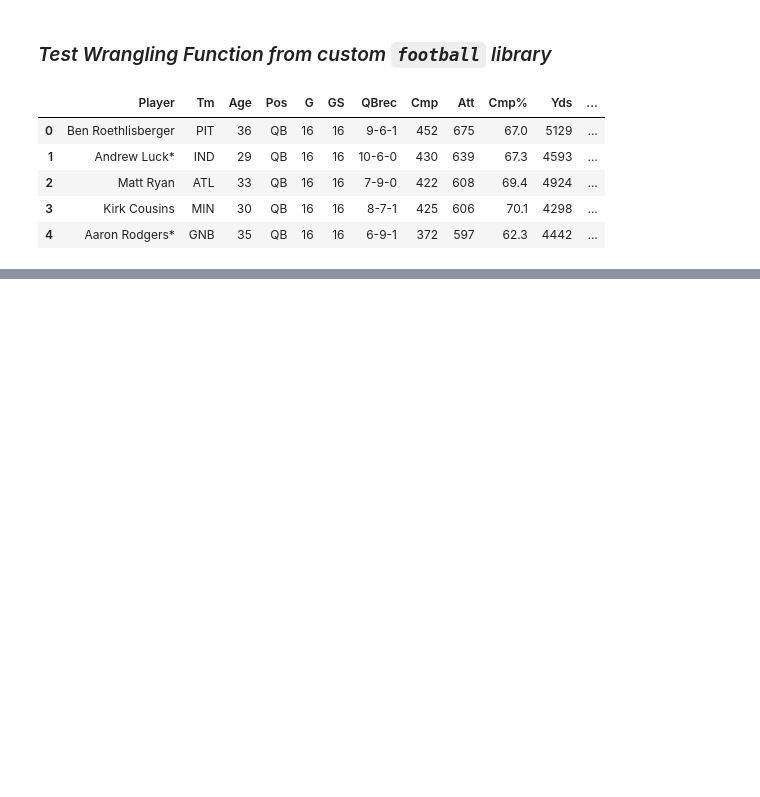
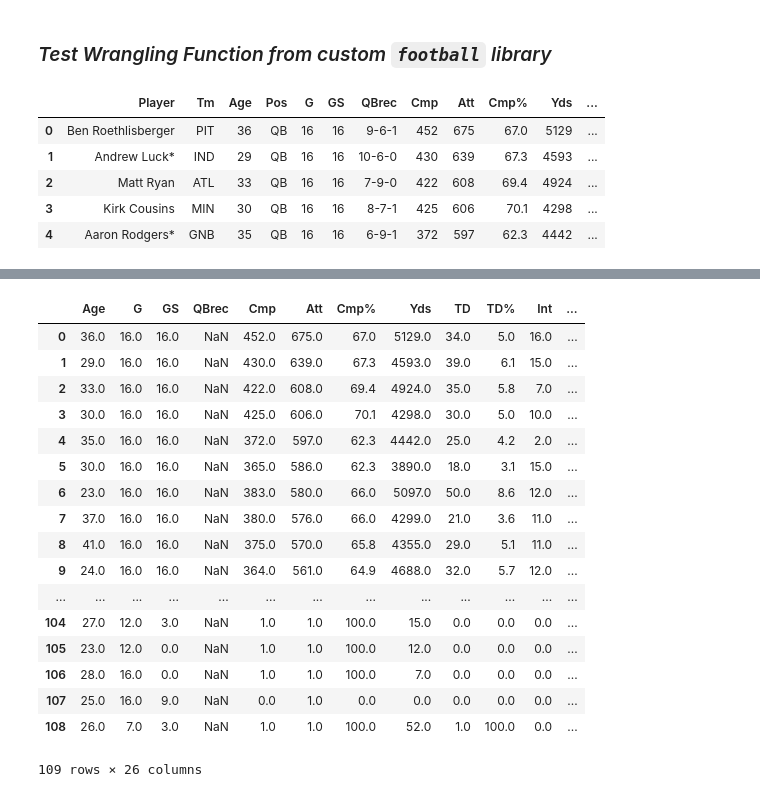
Before and after one commit to Jearny58/projects, a Jupyter notebook: fantasy-football/data_wrangling.ipynb, the cells around one changed output, grey strips where cells are left out. Cells and saved outputs as stored; diff of their text form; code cells hidden in the pictures; blank space fills up the shorter version.

```diff
--- a/fantasy-football/data_wrangling.ipynb
+++ b/fantasy-football/data_wrangling.ipynb
@@ -148,0 +167,2 @@ years = list(range(2016, 2018, 1)); years
+# %%
+df = df.astype({'Player': 'object', 'Tm': 'category', 'Pos': 'category', 'year': 'category'}); df.dtypes
@@ -148,0 +190,21 @@ years = list(range(2016, 2018, 1)); years
+# %%
+df.loc[:, 'Tm':].select_dtypes(include='object').apply(pd.to_numeric, errors='coerce')
+# %% [output]
+|  | Age | G | GS | QBrec | Cmp | Att | Cmp% | Yds | TD | TD% | Int | ... |
+| 0 | 36.0 | 16.0 | 16.0 | NaN | 452.0 | 675.0 | 67.0 | 5129.0 | 34.0 | 5.0 | 16.0 | ... |
+| 1 | 29.0 | 16.0 | 16.0 | NaN | 430.0 | 639.0 | 67.3 | 4593.0 | 39.0 | 6.1 | 15.0 | ... |
+| 2 | 33.0 | 16.0 | 16.0 | NaN | 422.0 | 608.0 | 69.4 | 4924.0 | 35.0 | 5.8 | 7.0 | ... |
+| 3 | 30.0 | 16.0 | 16.0 | NaN | 425.0 | 606.0 | 70.1 | 4298.0 | 30.0 | 5.0 | 10.0 | ... |
+| 4 | 35.0 | 16.0 | 16.0 | NaN | 372.0 | 597.0 | 62.3 | 4442.0 | 25.0 | 4.2 | 2.0 | ... |
+| 5 | 30.0 | 16.0 | 16.0 | NaN | 365.0 | 586.0 | 62.3 | 3890.0 | 18.0 | 3.1 | 15.0 | ... |
+| 6 | 23.0 | 16.0 | 16.0 | NaN | 383.0 | 580.0 | 66.0 | 5097.0 | 50.0 | 8.6 | 12.0 | ... |
+| 7 | 37.0 | 16.0 | 16.0 | NaN | 380.0 | 576.0 | 66.0 | 4299.0 | 21.0 | 3.6 | 11.0 | ... |
+| 8 | 41.0 | 16.0 | 16.0 | NaN | 375.0 | 570.0 | 65.8 | 4355.0 | 29.0 | 5.1 | 11.0 | ... |
+| 9 | 24.0 | 16.0 | 16.0 | NaN | 364.0 | 561.0 | 64.9 | 4688.0 | 32.0 | 5.7 | 12.0 | ... |
+| ... | ... | ... | ... | ... | ... | ... | ... | ... | ... | ... | ... | ... |
+| 104 | 27.0 | 12.0 | 3.0 | NaN | 1.0 | 1.0 | 100.0 | 15.0 | 0.0 | 0.0 | 0.0 | ... |
+| 105 | 23.0 | 12.0 | 0.0 | NaN | 1.0 | 1.0 | 100.0 | 12.0 | 0.0 | 0.0 | 0.0 | ... |
+| 106 | 28.0 | 16.0 | 0.0 | NaN | 1.0 | 1.0 | 100.0 | 7.0 | 0.0 | 0.0 | 0.0 | ... |
+| 107 | 25.0 | 16.0 | 9.0 | NaN | 0.0 | 1.0 | 0.0 | 0.0 | 0.0 | 0.0 | 0.0 | ... |
+| 108 | 26.0 | 7.0 | 3.0 | NaN | 1.0 | 1.0 | 100.0 | 52.0 | 1.0 | 100.0 | 0.0 | ... |
+109 rows × 26 columns
```
Also changed, not shown: parts of 6 cells of this notebook.
